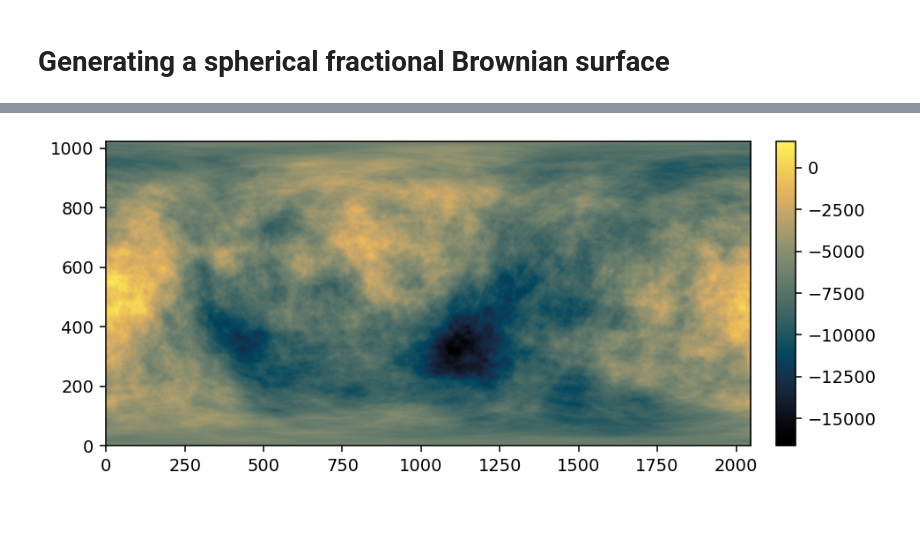
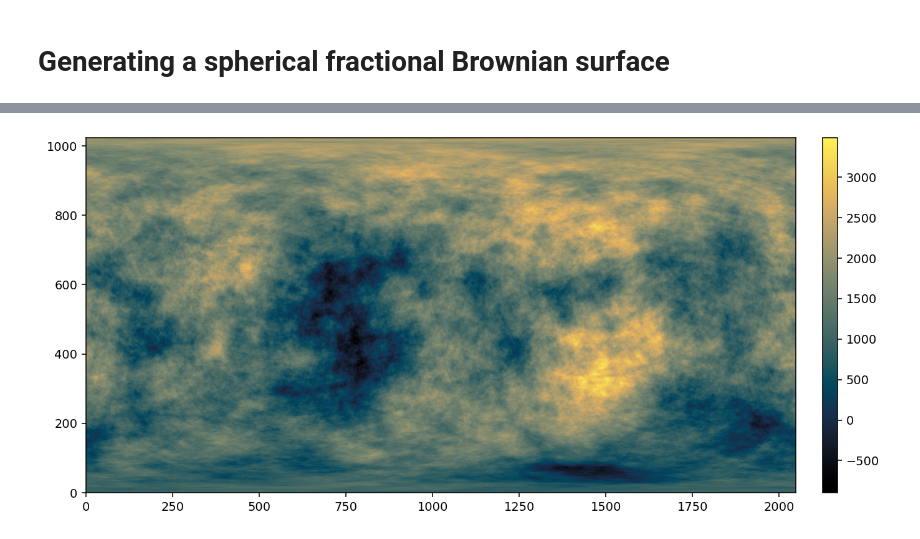
Before and after one commit to Majakas/spherical-fractional-brownian-surface, a Jupyter notebook: example_notebook.ipynb, the cells around one changed output, grey strips where cells are left out. Saved outputs shown, nothing was run; the diff lists cells and outputs as text; code cells hidden in the pictures.

```diff
--- a/example_notebook.ipynb
+++ b/example_notebook.ipynb
@@ -63,5 +27,6 @@ plt.show()
 # %% [markdown]
 # Generating a spherical fractional Brownian surface
 # %%
-z = generate_spherical_fractional_brownian_surface(2048, H=H, num_components=50)
+H = 0.5
+z = generate_spherical_fractional_brownian_surface(2048, H=H, num_components=100, seed=1)
 # %% [output]
@@ -70,9 +66,10 @@ spherical fractional Brownian surface generated in 12.629 seconds
 # %%
 fig, (ax, cax) = plt.subplots(
-    1, 2, figsize=(7, 3), gridspec_kw={'width_ratios': [1, 0.03]}, layout='tight', dpi=140
+    1, 2, figsize=(10, 4.6), gridspec_kw={'width_ratios': [1, 0.02]}, layout='tight', dpi=140
 )
-im = ax.imshow(z, cmap=cmap, origin='lower', aspect='auto')
+im = ax.imshow(z, cmap=cmap, origin='lower', aspect='equal')
 fig.colorbar(im, cax=cax, orientation='vertical')
+fig.savefig('example_sfbs_proj_cyl.png', transparent=False, bbox_inches='tight', dpi=140)
 plt.show()
 # %% [output]
-[figure, old version]
+[figure, new version]
```
Also changed, not shown: parts of 8 cells of this notebook, 5 other files.
